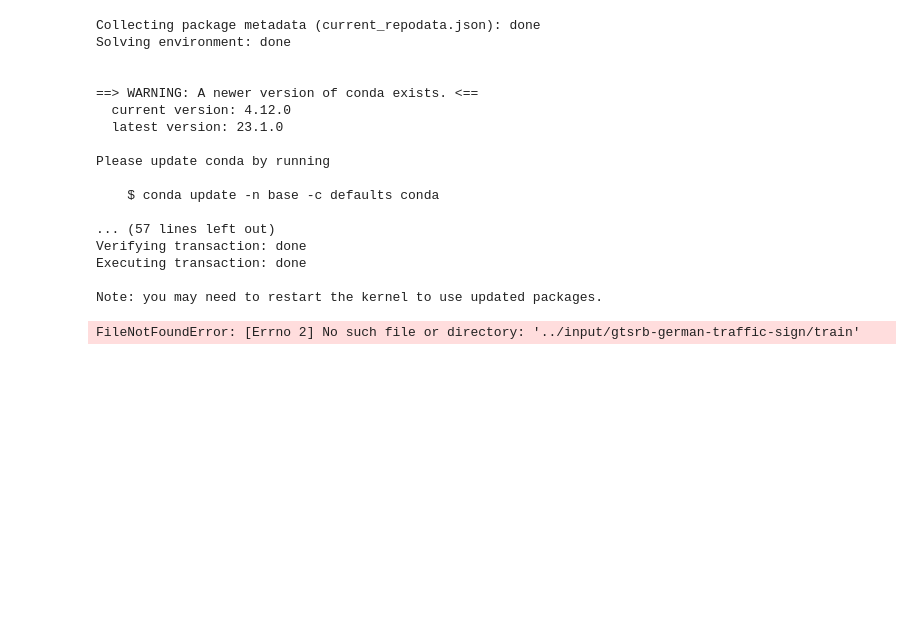
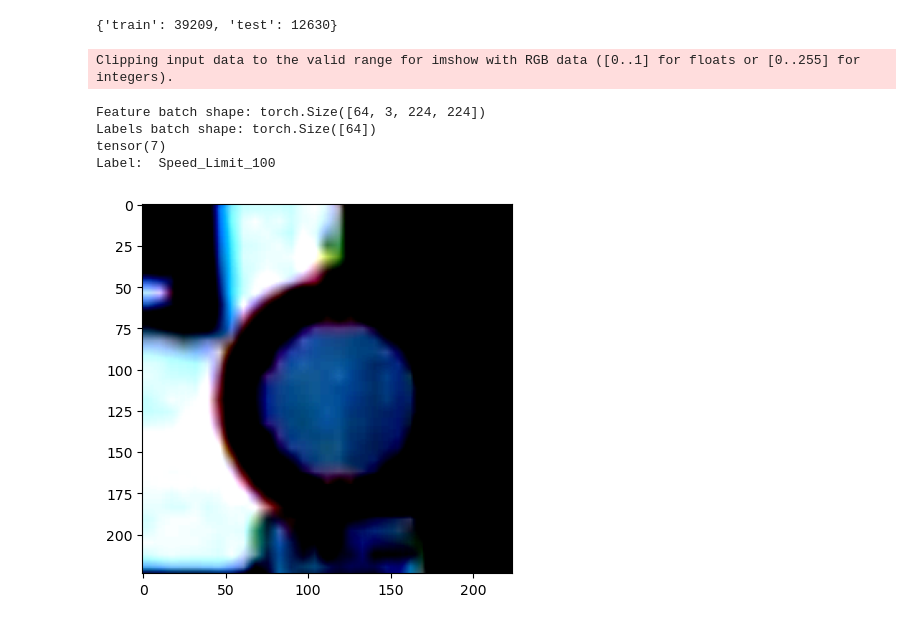
Before and after one commit to Tobstab/Adversarial_System, a Jupyter notebook: final-year-project-v1.ipynb, the cells around one changed output. Saved outputs shown, nothing was run; the diff lists cells and outputs as text; code cells hidden in the pictures; blank space fills up the shorter version.

```diff
--- a/final-year-project-v1.ipynb
+++ b/final-year-project-v1.ipynb
@@ -1,23 +1,3 @@
-# %%
-conda install matplotlib
-# %% [output]
-Collecting package metadata (current_repodata.json): done
-Solving environment: done
-
-
-==> WARNING: A newer version of conda exists. <==
-  current version: 4.12.0
-  latest version: 23.1.0
-
-Please update conda by running
-
-    $ conda update -n base -c defaults conda
-
-... (57 lines left out)
-Verifying transaction: done
-Executing transaction: done
-
-Note: you may need to restart the kernel to use updated packages.
 # %%
 # This Python 3 environment comes with many helpful analytics libraries installed
 # It is defined by the kaggle/python Docker image: https://github.com/kaggle/docker-python
@@ -53,5 +21,25 @@ import matplotlib.pyplot as plt
+# %%
+class GTSRB(Dataset):
+    def __init__(self, annotations_file, img_dir , transform=None, target_transform=None):
+        self.img_labels = pd.read_csv(annotations_file)[["Path","ClassId"]]
+        self.img_dir = img_dir
+        self.transform = transform
+        self.target_transform = target_transform
+
+    def __len__(self):
+        return len(self.img_labels)
+
+    def __getitem__(self, idx):
+        img_path = os.path.join(self.img_dir, self.img_labels.iloc[idx, 0])
+        label = self.img_labels.iloc[idx, 1]
+        image = read_image(img_path)
+        if self.transform:
+            image = self.transform(image)
+        if self.target_transform:
+            label = self.target_transform(label)
+        return image, label
 # %%
-data_loc = '/kaggle/input'
+data_loc = 'traffic_data'
 
 data_transforms = {
     'train': transforms.Compose([
@@ -67,51 +55,62 @@ data_transforms = {
         transforms.Normalize([0.485, 0.456, 0.406], [0.229, 0.224, 0.225])
     ]),
 }
+img_dir = data_loc
+test_csv = data_loc+"/Test.csv"
+test_data = GTSRB(img_dir = img_dir, annotations_file = test_csv,
+                  transform = Compose([Resize((30,30)), ConvertImageDtype(torch.float32)]))
 
-train_data_path = "/kaggle/input/gtsrb-german-traffic-sign/Train"
-test_data_path = "/kaggle/input/gtsrb-german-traffic-sign/Test"
+#print(test_dataloader)
+train_data_path = data_loc+"/Train"
 
 dataset = {
     "train" : torchvision.datasets.ImageFolder(root = train_data_path, transform =data_transforms["train"]),
 
-    "test" : torchvision.datasets.ImageFolder(root = train_data_path, transform =data_transforms["test"])
+    #"test" : torchvision.datasets.ImageFolder(root = test_data_path, transform =data_transforms["test"])
 }
-
 device = torch.device("cuda:0" if torch.cuda.is_available() else "cpu")
 
 dataset_loader ={
     "train" : DataLoader(dataset["train"], batch_size=64, shuffle=True),
 
-    "test" : DataLoader(dataset["test"], batch_size=64, shuffle=True)
+    "test" : DataLoader(test_data, batch_size=64, shuffle=True)
 }
+#print(len(dataset_loader["test"].dataset), len(dataset_loader["train"].dataset))
 # %%
-train_data="../input/gtsrb-german-traffic-sign/train"
 class_ids = ["Speed_Limit_20","Speed_Limit_30","Speed_Limit_50","Speed_Limit_60", "Speed_Limit_70", "Speed_Limit_80",
             "End_Speed_Limit_80","Speed_Limit_100","Speed_Limit_120","No_Passing","No_Passing_Over_3.5m","Intersection",
             "Priority_Road","Yield","Stop","No_Vehicles","Vehicles_over_3.5_prohibited","No_Entry","General_Caution",
             "Curve_Left","Curve_Right","Double_Curve","Bumpy_Road", "Slippery_road","Narrowroad_Right","Road_Work","Traffic_Lights",
             "Pedestrains","Children_Crossing","Bicycles_Crossing","Beware_Ice_and_Snow","Animals_Crossing","End_of_all_speed_limits",
             "Turn_Right","Turn_Left","Ahead_Only","Go_Straight_Right","Go_Straight_Left","Keep_Right","Keep_Left","Roundabout_Mandatory",
             "End_no_passing","End_no_passing_over_3.5"]
 
-class_names={int(x) : class_ids[int(x)] for x in os.listdir(train_data)}
+class_names={int(x) : class_ids[int(x)] for x in os.listdir(train_data_path)}
 
-print(class_names)
+#print(class_names)
 
-dataset_sizes = {'train' : 50000, 'test': 10000}
+dataset_sizes = {'train' : len(dataset_loader["train"].dataset), 'test': len(dataset_loader["test"].dataset)}
+print(dataset_sizes)
+
 train_features, train_labels = next(iter(dataset_loader["train"]))
 print(f"Feature batch shape: {train_features.size()}")
 print(f"Labels batch shape: {train_labels.size()}")
 img = train_features[0].squeeze()
 img = img.swapaxes(0, 1)
 img = img.swapaxes(1, 2)
 label = train_labels[0]
 print(label)
 print("Label: ", class_names[train_labels[0].item()])
 plt.imshow(img)
 plt.show()
 # %% [output]
-FileNotFoundError: [Errno 2] No such file or directory: '../input/gtsrb-german-traffic-sign/train'
+{'train': 39209, 'test': 12630}
+Clipping input data to the valid range for imshow with RGB data ([0..1] for floats or [0..255] for integers).
+Feature batch shape: torch.Size([64, 3, 224, 224])
+Labels batch shape: torch.Size([64])
+tensor(7)
+Label:  Speed_Limit_100
+[figure, added]
 # %%
 import torch
 import torch.nn as nn
```
Also changed, not shown: parts of 8 cells of this notebook.
